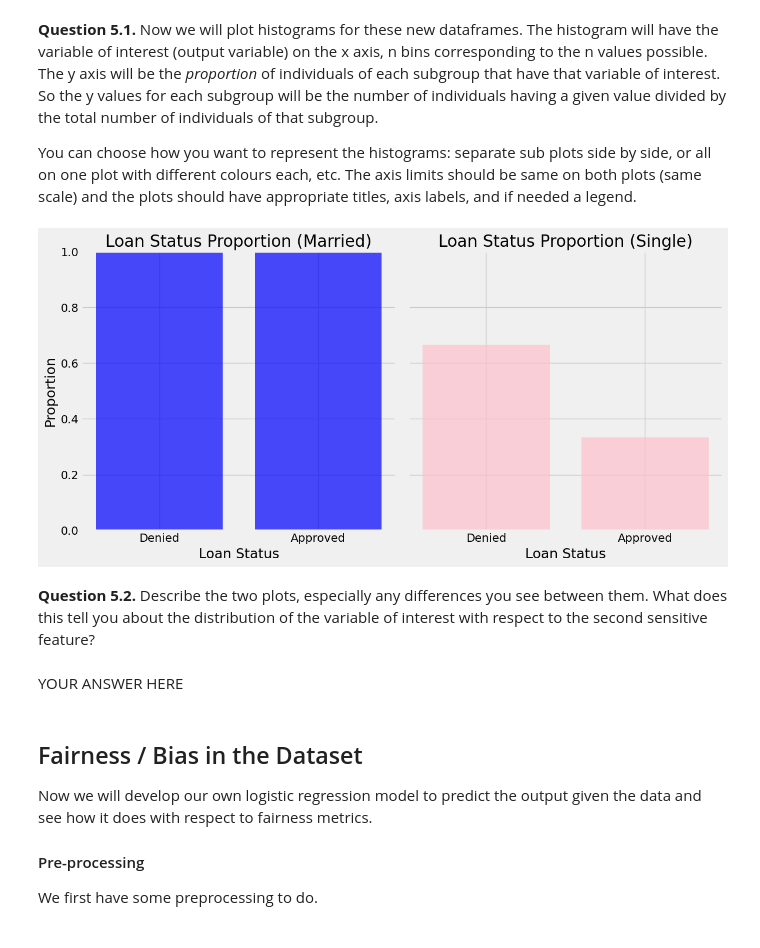
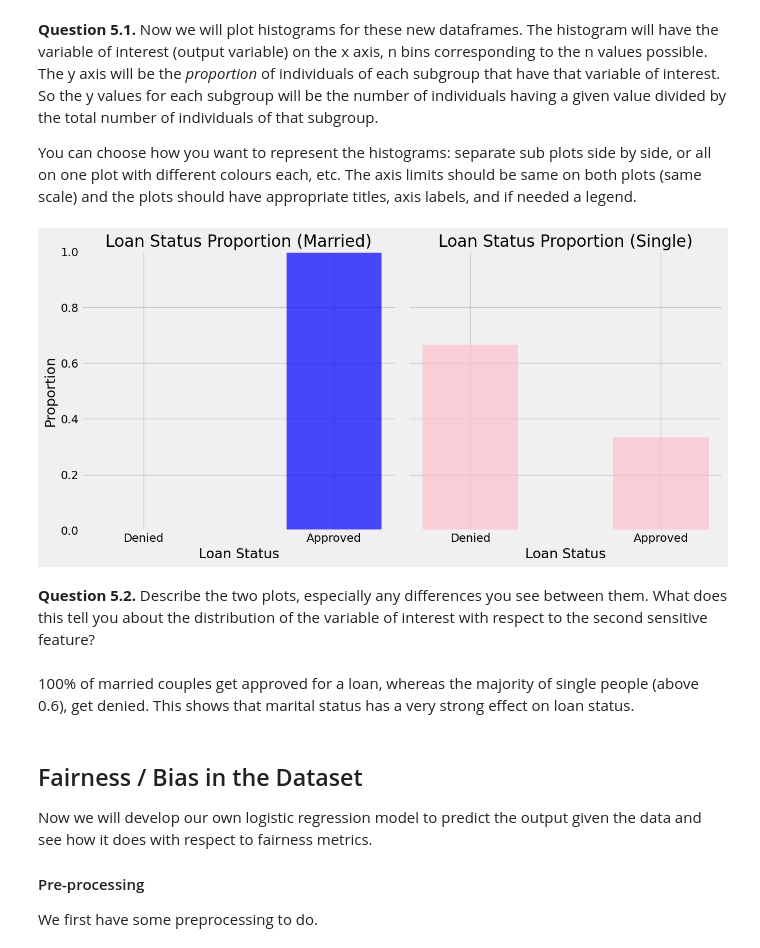
Before and after one commit to saharaKaulPersonal/CMPUT200AS2, a Jupyter notebook: A2.ipynb, the cells around one changed output. Saved outputs shown, nothing was run; the diff lists cells and outputs as text; code cells hidden in the pictures.

```diff
--- a/A2.ipynb
+++ b/A2.ipynb
@@ -223,43 +224,44 @@ df_single=df_col_retain.loc[df_col_retain["marital_status"]=="Single"]
 You can choose how you want to represent the histograms:  separate sub plots side by side, or all on one plot with different colours each, etc.  The axis limits should be same on both plots (same scale) and the plots should have appropriate titles, axis labels, and if needed a legend.
 # %%
 # YOUR CODE HERE
-married_proportions = df_married["loan_status"].value_counts(normalize=True)
+married_proportions = df_married["loan_status"].value_counts(normalize=True).reindex([0, 1], fill_value=0)
 single_proportions = df_single["loan_status"].value_counts(normalize=True)
 
-# Define the bins and corresponding labels
-bins = [0, 1]  # Assuming loan_status has values 0 (Denied) and 1 (Approved)
+# Define bins and labels
+bins = [0, 1]  # Assuming loan_status values are 0 (Denied) and 1 (Approved)
 labels = ["Denied", "Approved"]
 
-# Set up the figure
+# Create subplots
 fig, ax = plt.subplots(1, 2, figsize=(12, 6), sharey=True)
 
-# Male histogram
-ax[0].bar(bins, married_proportions, color='blue', alpha=0.7)
+# Plot histogram for married individuals
+ax[0].bar(bins, married_proportions, color='blue', alpha=0.7, width=0.5)
 ax[0].set_title("Loan Status Proportion (Married)")
 ax[0].set_xticks(bins)
 ax[0].set_xticklabels(labels)
 ax[0].set_xlabel("Loan Status")
 ax[0].set_ylabel("Proportion")
-ax[0].set_ylim(0, 1)  # Ensures the same scale
+ax[0].set_ylim(0, 1)  # Ensures same scale on both plots
 
-# Female histogram
-ax[1].bar(bins, single_proportions, color='pink', alpha=0.7)
+# Plot histogram for single individuals
+ax[1].bar(bins, single_proportions, color='pink', alpha=0.7, width=0.5)
 ax[1].set_title("Loan Status Proportion (Single)")
 ax[1].set_xticks(bins)
 ax[1].set_xticklabels(labels)
 ax[1].set_xlabel("Loan Status")
-ax[1].set_ylim(0, 1)  # Same scale
+ax[1].set_ylim(0, 1)  # Same scale as the first plot
 
-# Adjust layout and show the plot
+# Adjust layout for better readability
 plt.tight_layout()
 
+# Show the plot
 plt.show()
 # %% [output]
-[figure, old version]
+[figure, new version]
 # %% [markdown]
 **Question 5.2.** Describe the two plots, especially any differences you see between them.  What does this tell you about the distribution of the variable of interest with respect to the second sensitive feature?
-# %% [markdown]
-YOUR ANSWER HERE
+# %% [markdown]
+100% of married couples get approved for a loan, whereas the majority of single people (above 0.6), get denied. This shows that marital status has a very strong effect on loan status.
 # %% [markdown]
 ## Fairness / Bias in the Dataset
 
```
Also changed, not shown: parts of 7 cells of this notebook.
